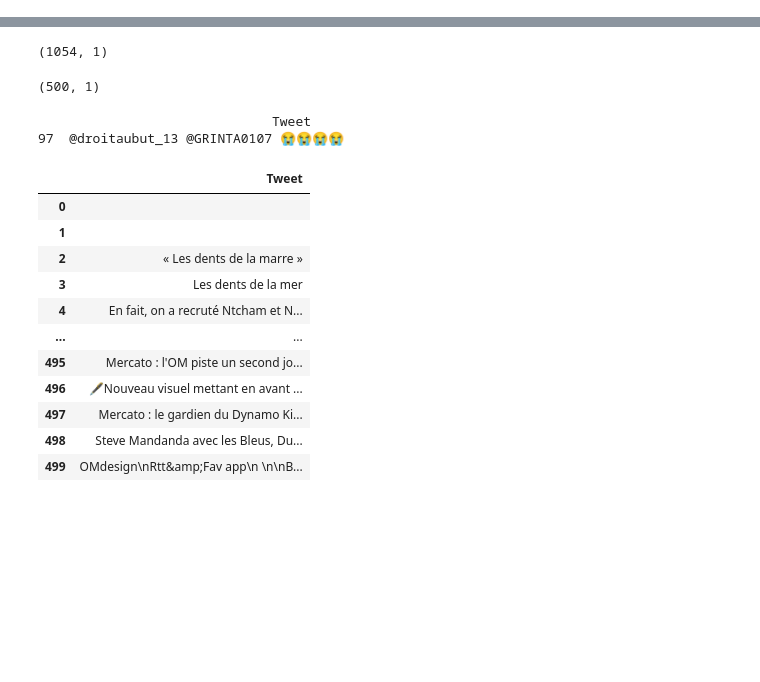
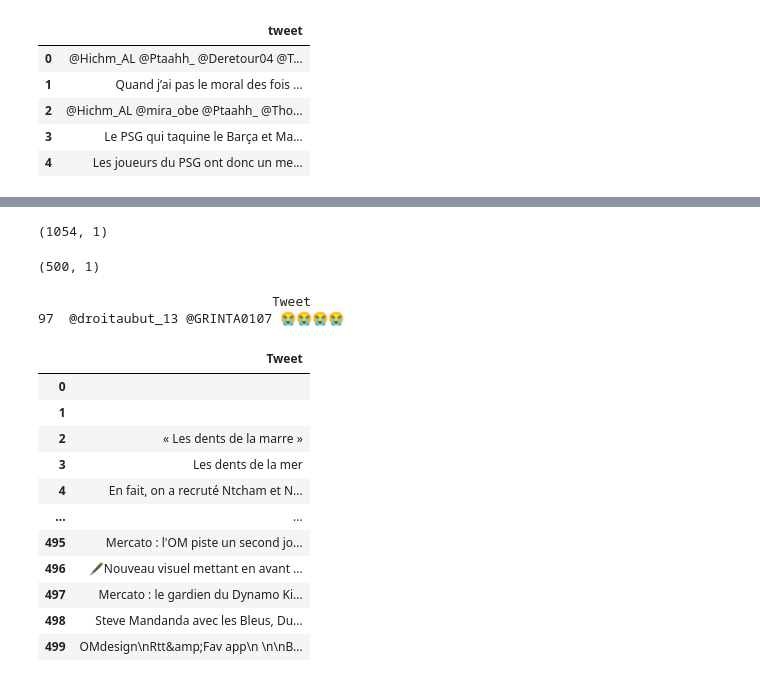
Before and after one commit to DariaRou/om-datalab-challenge, a Jupyter notebook: notebooks/twitter_api.ipynb, the cells around one changed output, grey strips where cells are left out. Cells and saved outputs as stored; diff of their text form; code cells hidden in the pictures; blank space fills up the shorter version.

```diff
--- a/notebooks/twitter_api.ipynb
+++ b/notebooks/twitter_api.ipynb
@@ -44,3 +44,22 @@ accessTokenSecret = "XXX"
 auth = tweepy.OAuthHandler(consumerKey, consumerSecret)
 auth.set_access_token(accessToken, accessTokenSecret)
 api = tweepy.API(auth)
+# %%
+search_word = "psg"
+# %%
+new_search = search_word + " -filter:retweets"
+# %%
+tweets = tweepy.Cursor(api.search,
+              q=new_search,
+              lang="fr").items(500)
+# %%
+tweet_psg = pd.DataFrame(data=[tweet.text for tweet in tweets], columns=['tweet'])
+# %%
+tweet_psg.head()
+# %% [output]
+|  | tweet |
+| 0 | @Hichm_AL @Ptaahh_ @Deretour04 @T... |
+| 1 | Quand j’ai pas le moral des fois ... |
+| 2 | @Hichm_AL @mira_obe @Ptaahh_ @Tho... |
+| 3 | Le PSG qui taquine le Barça et Ma... |
+| 4 | Les joueurs du PSG ont donc un me... |
```
Also changed, not shown: parts of 9 cells of this notebook.
